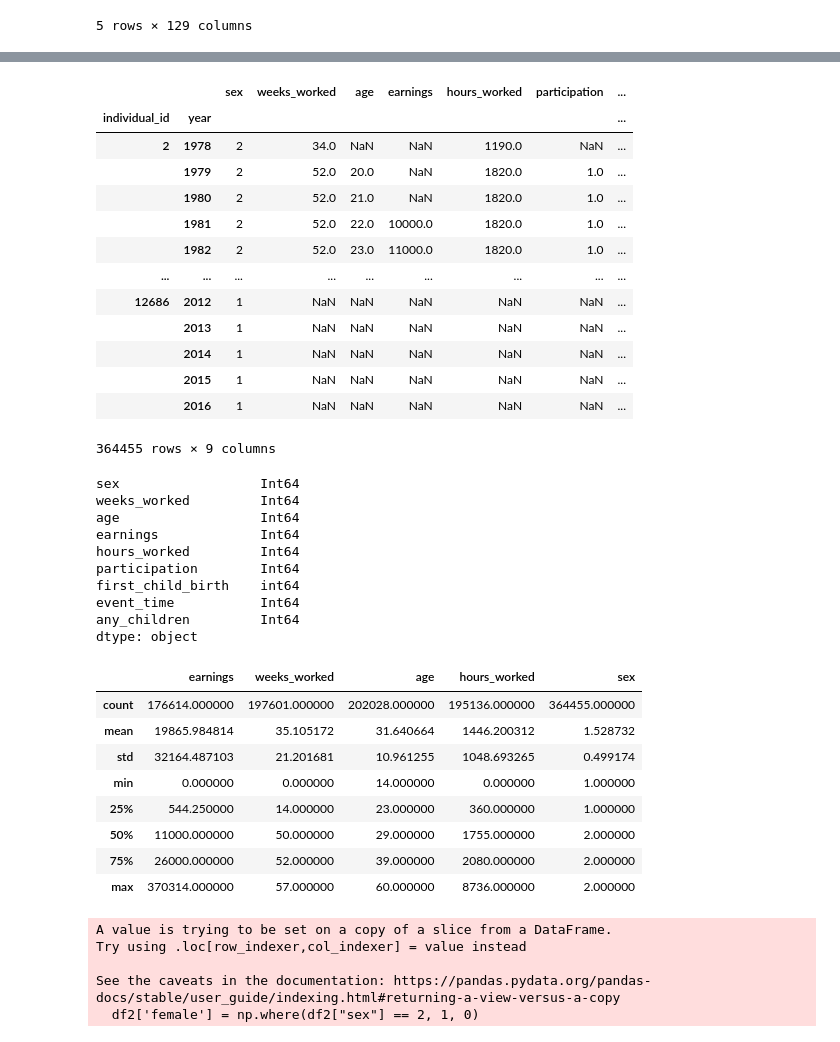
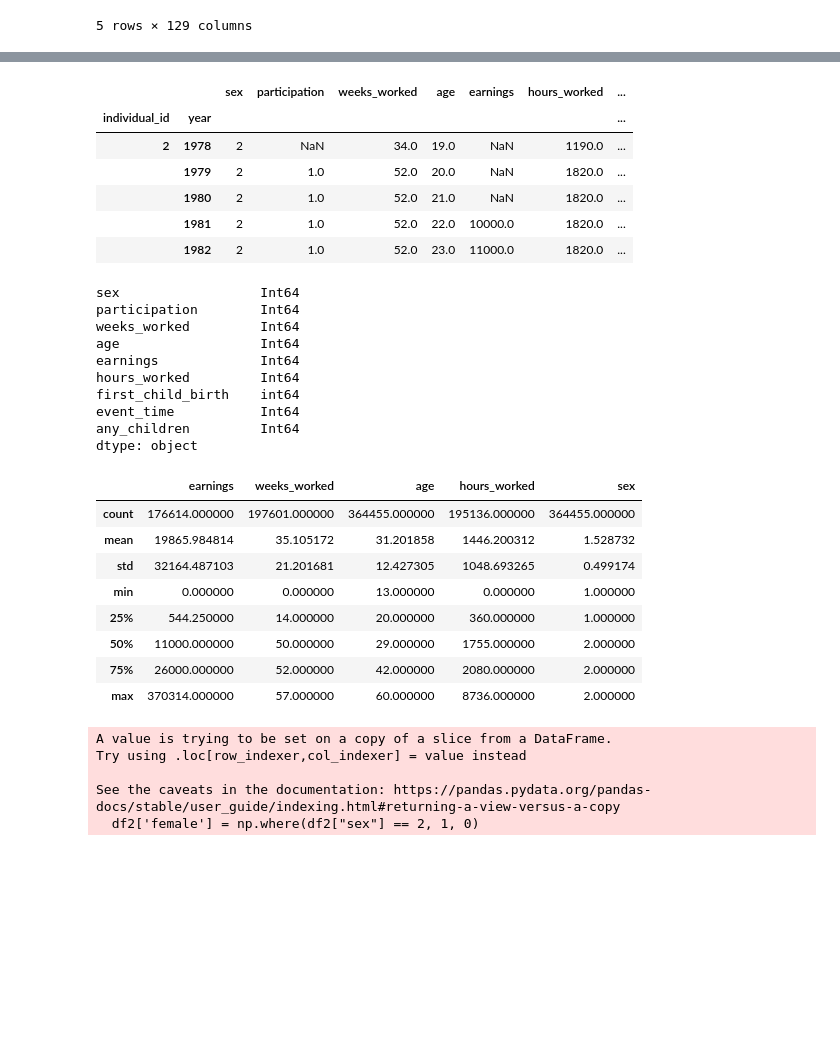
Before and after one commit to berikabinzet/Final_Project, a Jupyter notebook: src/data_management/data_cleaning_code.ipynb, the cells around one changed output, grey strips where cells are left out. Drawn from its saved outputs; the diff is of its cells as text; code cells hidden in the pictures; blank space fills up the shorter version.

Commit message:
Worked on filling age variable.

```diff
--- a/src/data_management/data_cleaning_code.ipynb
+++ b/src/data_management/data_cleaning_code.ipynb
@@ -240,25 +240,22 @@ df
 df["first_child_birth"] = np.where(df["first_child"] == df["year"], 1, 0)
 df["event_time"] = df["year"] - df["first_child"]
 df["any_children"] = np.where(df["event_time"] < 0, 0, 1)
+# %%
+#Filling the missing age variables
+df['age'] = df.groupby('individual_id')['age'].fillna(df["age"].bfill() - 1 )
+df['age'] = df.groupby('individual_id')['age'].fillna(df["age"].ffill() + 1)
 # %%
 df = df.drop(["first_child"], axis=1)
 df.set_index(['individual_id','year'], inplace=True)
-df
+df.head()
 # %% [output]
-|  |  | sex | weeks_worked | age | earnings | hours_worked | participation | ... |
+|  |  | sex | participation | weeks_worked | age | earnings | hours_worked | ... |
 | individual_id | year |  |  |  |  |  |  | ... |
-| 2 | 1978 | 2 | 34.0 | NaN | NaN | 1190.0 | NaN | ... |
-|  | 1979 | 2 | 52.0 | 20.0 | NaN | 1820.0 | 1.0 | ... |
-|  | 1980 | 2 | 52.0 | 21.0 | NaN | 1820.0 | 1.0 | ... |
-|  | 1981 | 2 | 52.0 | 22.0 | 10000.0 | 1820.0 | 1.0 | ... |
-|  | 1982 | 2 | 52.0 | 23.0 | 11000.0 | 1820.0 | 1.0 | ... |
-| ... | ... | ... | ... | ... | ... | ... | ... | ... |
-| 12686 | 2012 | 1 | NaN | NaN | NaN | NaN | NaN | ... |
-|  | 2013 | 1 | NaN | NaN | NaN | NaN | NaN | ... |
-|  | 2014 | 1 | NaN | NaN | NaN | NaN | NaN | ... |
-|  | 2015 | 1 | NaN | NaN | NaN | NaN | NaN | ... |
-|  | 2016 | 1 | NaN | NaN | NaN | NaN | NaN | ... |
+| 2 | 1978 | 2 | NaN | 34.0 | 19.0 | NaN | 1190.0 | ... |
+|  | 1979 | 2 | 1.0 | 52.0 | 20.0 | NaN | 1820.0 | ... |
+|  | 1980 | 2 | 1.0 | 52.0 | 21.0 | NaN | 1820.0 | ... |
+|  | 1981 | 2 | 1.0 | 52.0 | 22.0 | 10000.0 | 1820.0 | ... |
+|  | 1982 | 2 | 1.0 | 52.0 | 23.0 | 11000.0 | 1820.0 | ... |
-364455 rows × 9 columns
 # %%
 #changing datatypes
 df = df.astype({'earnings':'Int64', 'age':'Int64','sex':'Int64',
@@ -267,11 +264,11 @@ df = df.astype({'earnings':'Int64', 'age':'Int64','sex':'Int64',
 df.dtypes
 # %% [output]
 sex                  Int64
+participation        Int64
 weeks_worked         Int64
 age                  Int64
 earnings             Int64
 hours_worked         Int64
-participation        Int64
 first_child_birth    int64
 event_time           Int64
 any_children         Int64
@@ -281,13 +278,13 @@ dtype: object
 df[["earnings", "weeks_worked", "age", "hours_worked","sex"]].describe()
 # %% [output]
 |  | earnings | weeks_worked | age | hours_worked | sex |
-| count | 176614.000000 | 197601.000000 | 202028.000000 | 195136.000000 | 364455.000000 |
-| mean | 19865.984814 | 35.105172 | 31.640664 | 1446.200312 | 1.528732 |
-| std | 32164.487103 | 21.201681 | 10.961255 | 1048.693265 | 0.499174 |
-| min | 0.000000 | 0.000000 | 14.000000 | 0.000000 | 1.000000 |
-| 25% | 544.250000 | 14.000000 | 23.000000 | 360.000000 | 1.000000 |
+| count | 176614.000000 | 197601.000000 | 364455.000000 | 195136.000000 | 364455.000000 |
+| mean | 19865.984814 | 35.105172 | 31.201858 | 1446.200312 | 1.528732 |
+| std | 32164.487103 | 21.201681 | 12.427305 | 1048.693265 | 0.499174 |
+| min | 0.000000 | 0.000000 | 13.000000 | 0.000000 | 1.000000 |
+| 25% | 544.250000 | 14.000000 | 20.000000 | 360.000000 | 1.000000 |
 | 50% | 11000.000000 | 50.000000 | 29.000000 | 1755.000000 | 2.000000 |
-| 75% | 26000.000000 | 52.000000 | 39.000000 | 2080.000000 | 2.000000 |
+| 75% | 26000.000000 | 52.000000 | 42.000000 | 2080.000000 | 2.000000 |
 | max | 370314.000000 | 57.000000 | 60.000000 | 8736.000000 | 2.000000 |
 # %%
 df2 = df.dropna()
```
Also changed, not shown: parts of 21 cells of this notebook.
